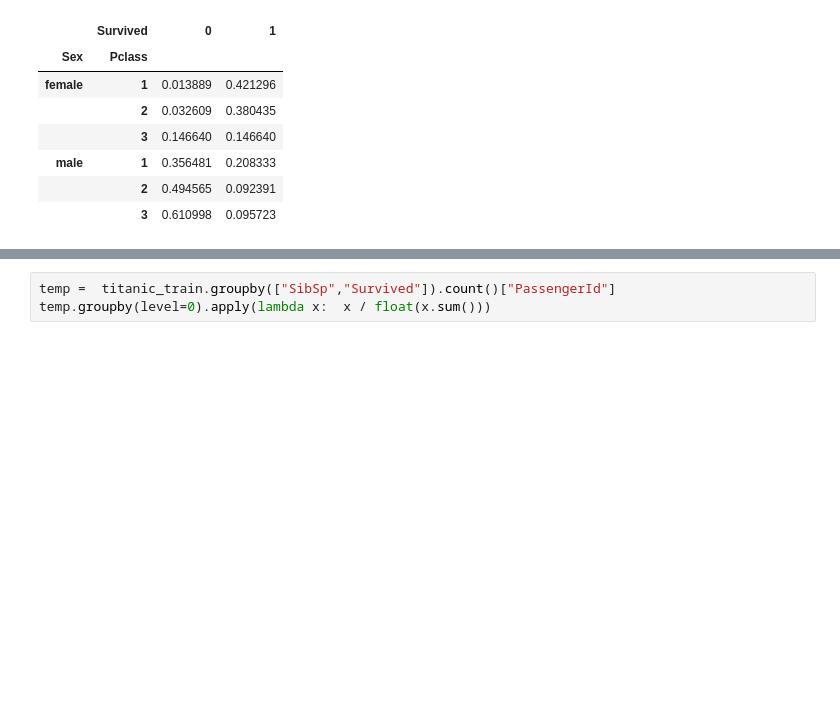
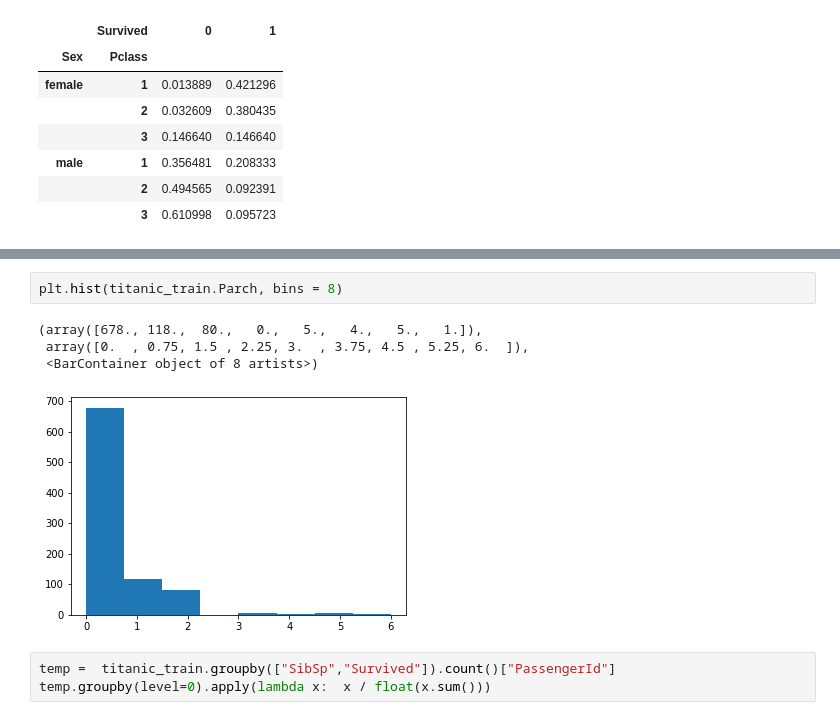
Before and after one commit to patRyserWelch8/KaggleTitanic, a Jupyter notebook: titanic.ipynb, the cells around one changed output, grey strips where cells are left out. Saved outputs shown, nothing was run; the diff lists cells and outputs as text; blank space fills up the shorter version.

```diff
--- a/titanic.ipynb
+++ b/titanic.ipynb
@@ -306,3 +336,10 @@ temp.unstack()
+# %%
+plt.hist(titanic_train.Parch, bins = 8)
+# %% [output]
+(array([678., 118.,  80.,   0.,   5.,   4.,   5.,   1.]),
+ array([0.  , 0.75, 1.5 , 2.25, 3.  , 3.75, 4.5 , 5.25, 6.  ]),
+ <BarContainer object of 8 artists>)
+[figure, added]
 # %%
 temp =  titanic_train.groupby(["SibSp","Survived"]).count()["PassengerId"]
 temp.groupby(level=0).apply(lambda x:  x / float(x.sum()))
```
Also changed, not shown: parts of 3 cells of this notebook.
